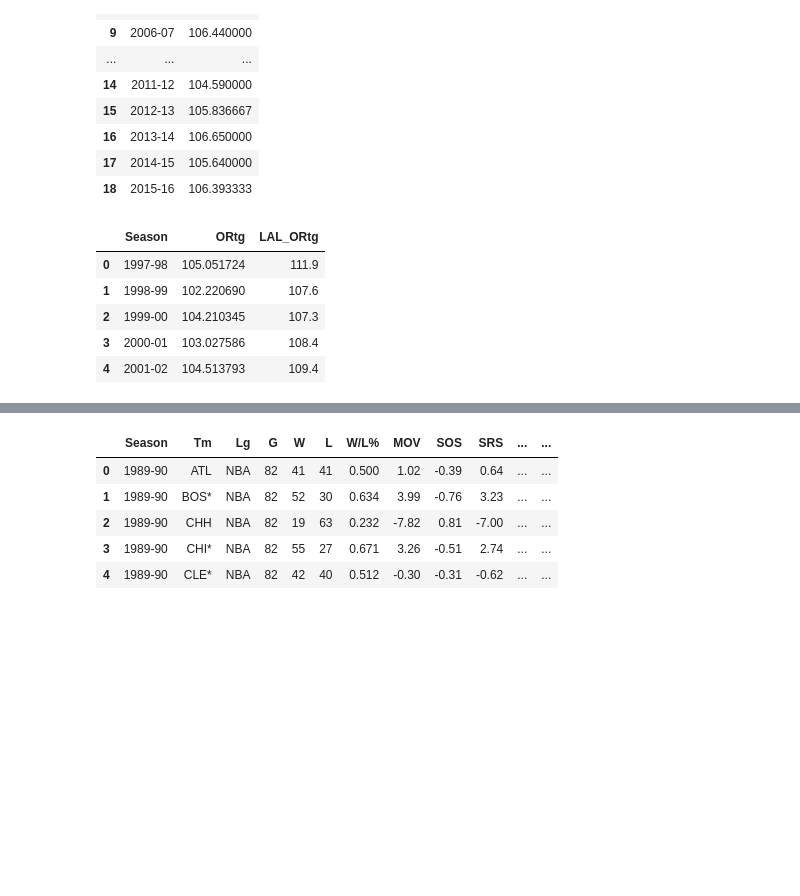
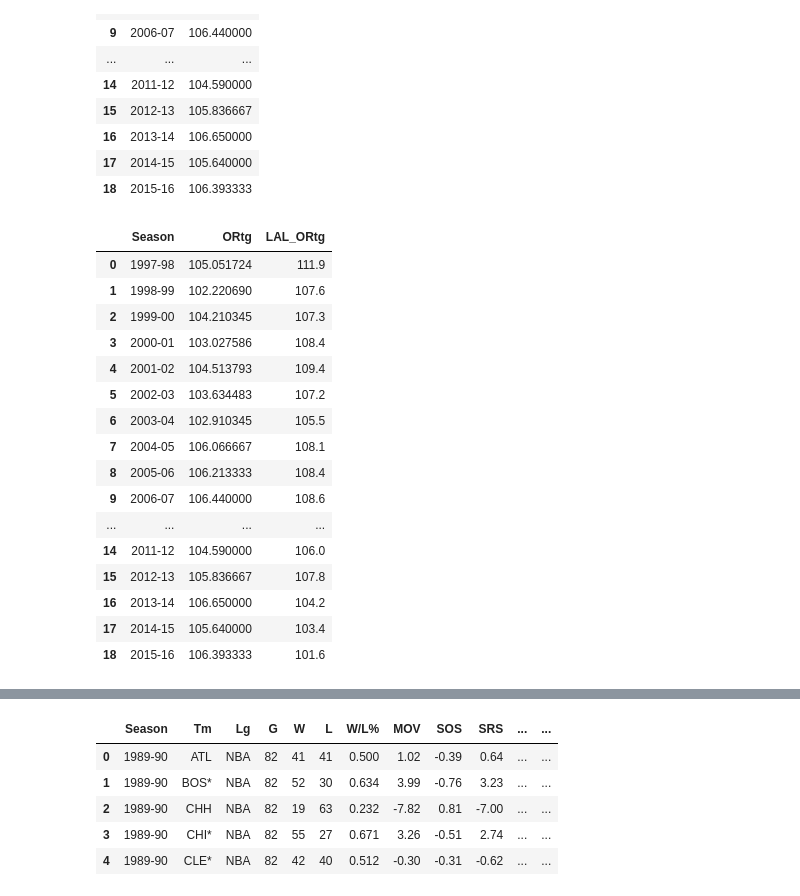
Before and after one commit to pablolopez2733/9plus6, a Jupyter notebook: TriangleOffense/OffensiveRatings.ipynb, the cells around one changed output, grey strips where cells are left out. Drawn from its saved outputs; the diff is of its cells as text; code cells hidden in the pictures; blank space fills up the shorter version.

Commit message:
Dataframes and plots are complete

```diff
--- a/TriangleOffense/OffensiveRatings.ipynb
+++ b/TriangleOffense/OffensiveRatings.ipynb
@@ -87,11 +87,22 @@ seasons_avg
 | 18 | 2015-16 | 106.393333 |
 # %%
 seasons_avg["LAL_ORtg"]=df["ORtg"]
-seasons_avg.head()
+seasons_avg
 # %% [output]
 |  | Season | ORtg | LAL_ORtg |
 | 0 | 1997-98 | 105.051724 | 111.9 |
 | 1 | 1998-99 | 102.220690 | 107.6 |
 | 2 | 1999-00 | 104.210345 | 107.3 |
 | 3 | 2000-01 | 103.027586 | 108.4 |
 | 4 | 2001-02 | 104.513793 | 109.4 |
+| 5 | 2002-03 | 103.634483 | 107.2 |
+| 6 | 2003-04 | 102.910345 | 105.5 |
+| 7 | 2004-05 | 106.066667 | 108.1 |
+| 8 | 2005-06 | 106.213333 | 108.4 |
+| 9 | 2006-07 | 106.440000 | 108.6 |
+| ... | ... | ... | ... |
+| 14 | 2011-12 | 104.590000 | 106.0 |
+| 15 | 2012-13 | 105.836667 | 107.8 |
+| 16 | 2013-14 | 106.650000 | 104.2 |
+| 17 | 2014-15 | 105.640000 | 103.4 |
+| 18 | 2015-16 | 106.393333 | 101.6 |
```
Also changed, not shown: parts of 3 cells of this notebook, 2 other files.
